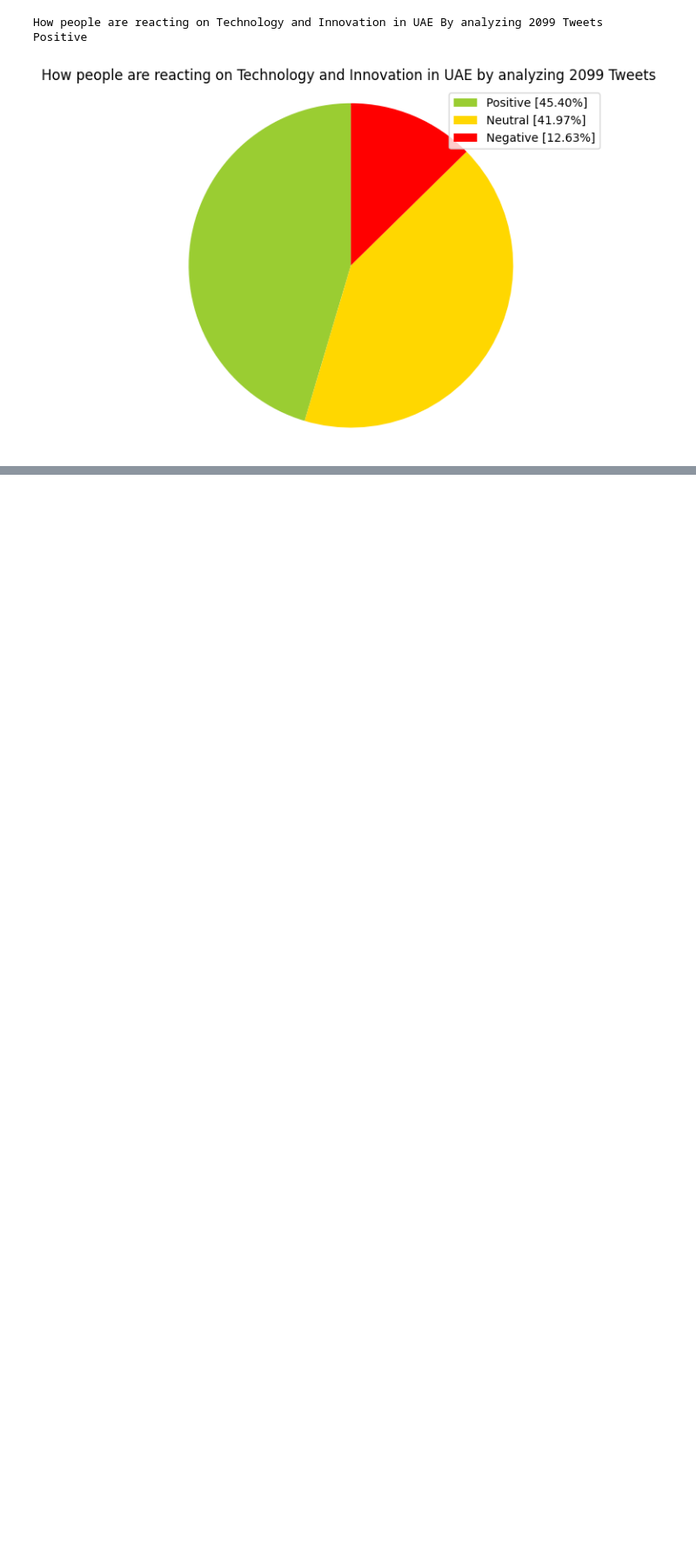
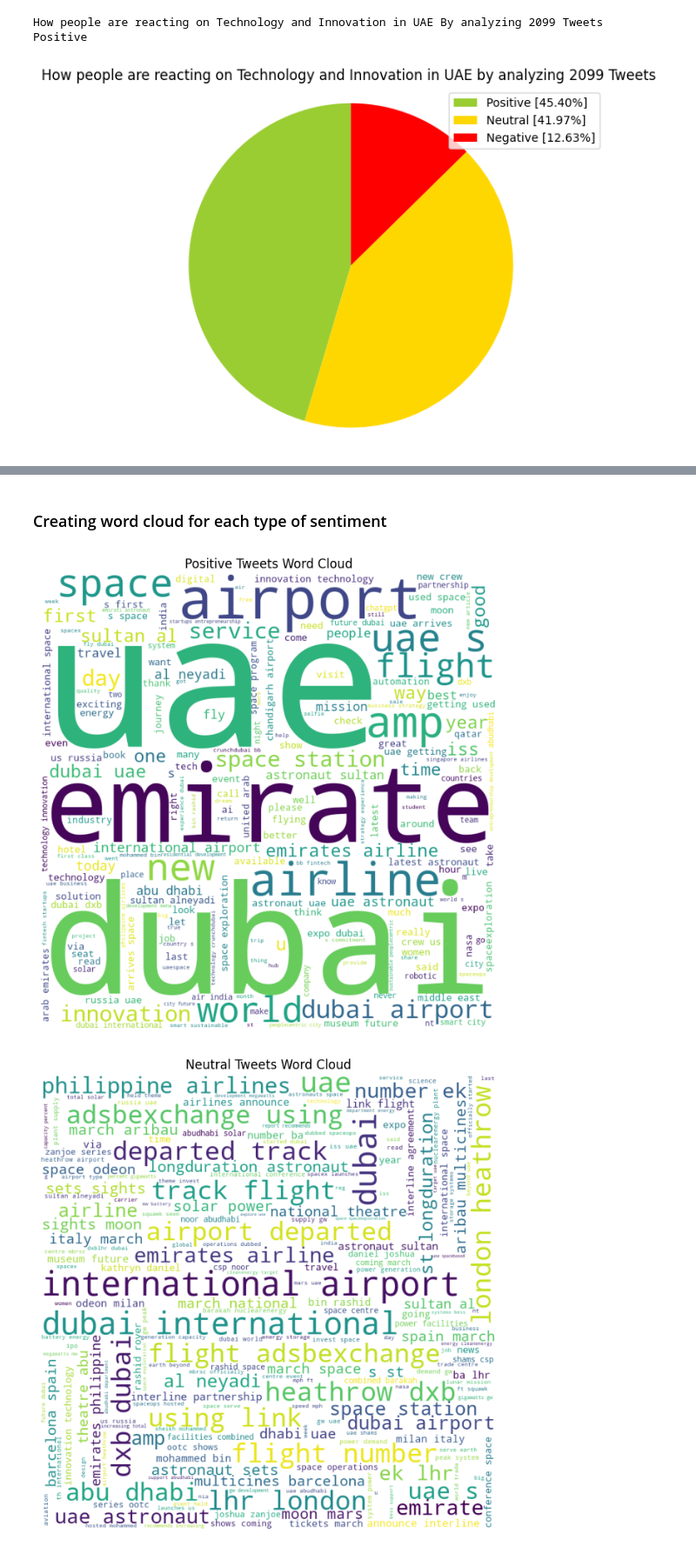
Before and after one commit to msadiq10/Twitter-Sentiment-Analysis, a Jupyter notebook: twitterSentimentAnalysis.ipynb, the cells around one changed output, grey strips where cells are left out. Shown at 87% size. Drawn from its saved outputs; the diff is of its cells as text; code cells hidden in the pictures; blank space fills up the shorter version.

```diff
--- a/twitterSentimentAnalysis.ipynb
+++ b/twitterSentimentAnalysis.ipynb
@@ -376,0 +766,7 @@ plt.show()
+# %%
+tweets = pd.read_csv('tweets2.csv')
+tweets = tweets.dropna()
+# %%
+positive_tweets = tweets[tweets['Sentiment'] ==  1.0]
+neutral_tweets = tweets[tweets['Sentiment'] ==  0.0]
+negative_tweets = tweets[tweets['Sentiment'] ==  -1.0]
@@ -376,0 +785,36 @@ plt.show()
+# %% [markdown]
+### Creating word cloud for each type of sentiment
+# %%
+positive_tweets_combine = ' '.join(positive_tweets['Tweets'].apply(process_text))
+neutral_tweets_combine = ' '.join(neutral_tweets['Tweets'].apply(process_text))
+negative_tweets_combine = ' '.join(negative_tweets['Tweets'].apply(process_text))
+# %%
+positive_wordcloud = WordCloud(width=800, height=800, background_color='white').generate(positive_tweets_combine)
+neutral_wordcloud = WordCloud(width=800, height=800, background_color='white').generate(neutral_tweets_combine)
+negative_wordcloud = WordCloud(width=800, height=800, background_color='white').generate(negative_tweets_combine)
+# %%
+# display the word clouds
+
+# Positive word cloud
+plt.figure(figsize=(8,8))
+plt.imshow(positive_wordcloud)
+plt.axis('off')
+plt.title('Positive Tweets Word Cloud')
+
+# Neutral word cloud
+plt.figure(figsize=(8,8))
+plt.imshow(neutral_wordcloud)
+plt.axis('off')
+plt.title('Neutral Tweets Word Cloud')
+
+
+# Negative word cloud
+plt.figure(figsize=(8,8))
+plt.imshow(negative_wordcloud)
+plt.axis('off')
+plt.title('Negative Tweets Word Cloud')
+
+plt.show()
+# %% [output]
+[figure, added]
+[figure, added]
```
Also changed, not shown: parts of 67 cells of this notebook.
